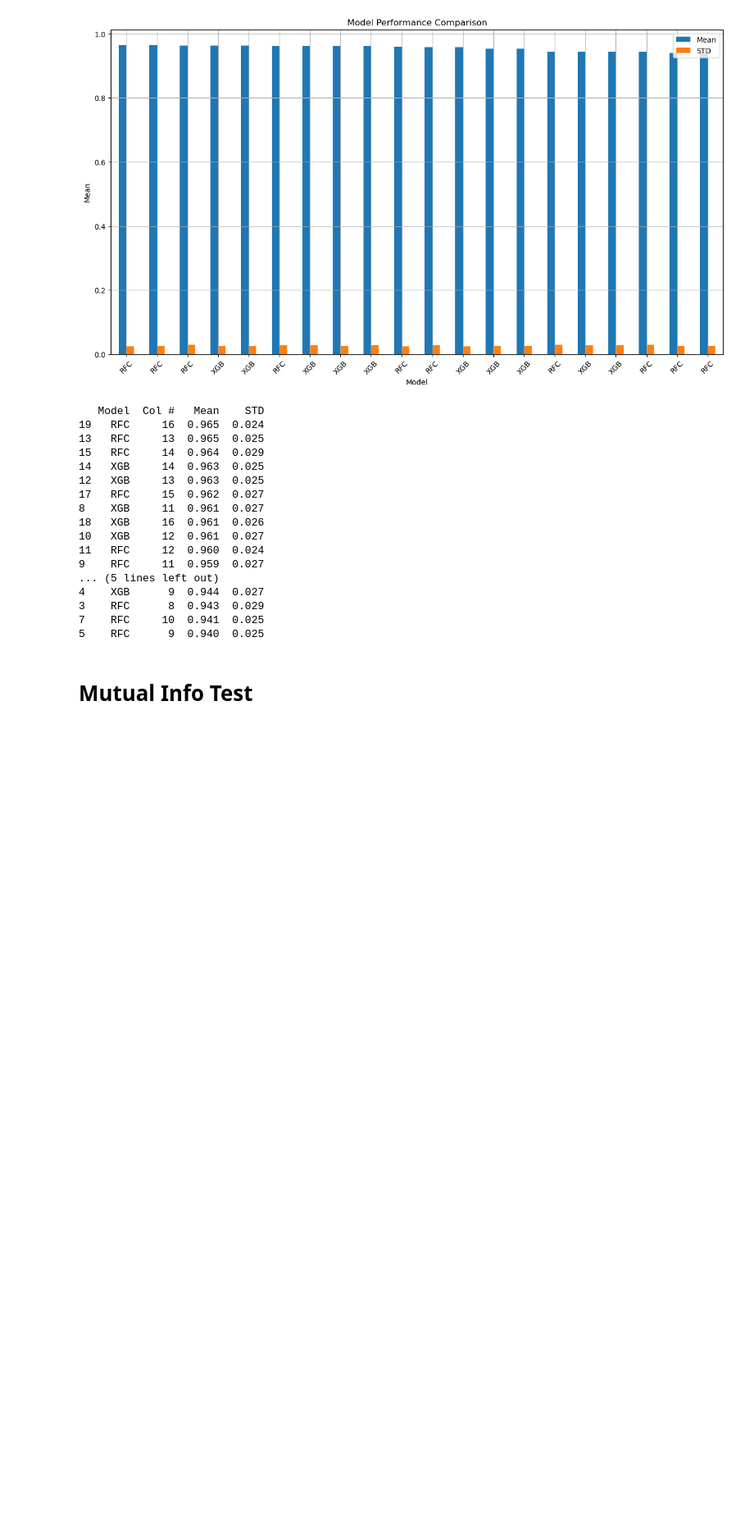
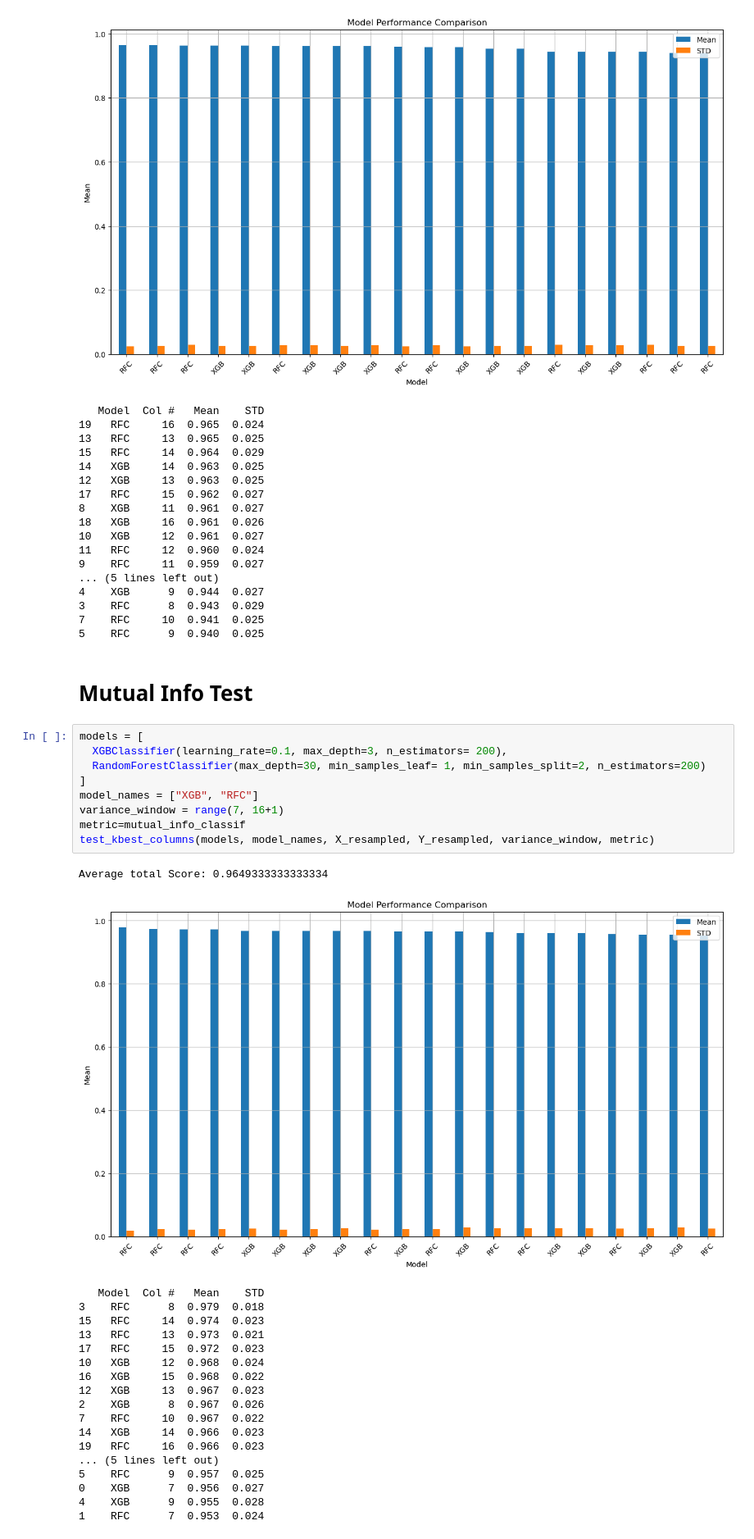
Before and after one commit to MaukanMir/Thyroid-Cancer-Classification, a Jupyter notebook: training.ipynb, the cells around one changed output. Shown at 82% size. Drawn from its saved outputs; the diff is of its cells as text; blank space fills up the shorter version.

Commit message:
added new models

```diff
--- a/training.ipynb
+++ b/training.ipynb
@@ -822,3 +822,32 @@ Average total Score: 0.9552104575163399
 5    RFC      9  0.940  0.025
 # %% [markdown]
 # Mutual Info Test
+# %%
+models = [
+  XGBClassifier(learning_rate=0.1, max_depth=3, n_estimators= 200),
+  RandomForestClassifier(max_depth=30, min_samples_leaf= 1, min_samples_split=2, n_estimators=200)
+]
+model_names = ["XGB", "RFC"]
+variance_window = range(7, 16+1)
+metric=mutual_info_classif
+test_kbest_columns(models, model_names, X_resampled, Y_resampled, variance_window, metric)
+# %% [output]
+Average total Score: 0.9649333333333334
+[figure, added]
+   Model  Col #   Mean    STD
+3    RFC      8  0.979  0.018
+15   RFC     14  0.974  0.023
+13   RFC     13  0.973  0.021
+17   RFC     15  0.972  0.023
+10   XGB     12  0.968  0.024
+16   XGB     15  0.968  0.022
+12   XGB     13  0.967  0.023
+2    XGB      8  0.967  0.026
+7    RFC     10  0.967  0.022
+14   XGB     14  0.966  0.023
+19   RFC     16  0.966  0.023
+... (5 lines left out)
+5    RFC      9  0.957  0.025
+0    XGB      7  0.956  0.027
+4    XGB      9  0.955  0.028
+1    RFC      7  0.953  0.024
```
